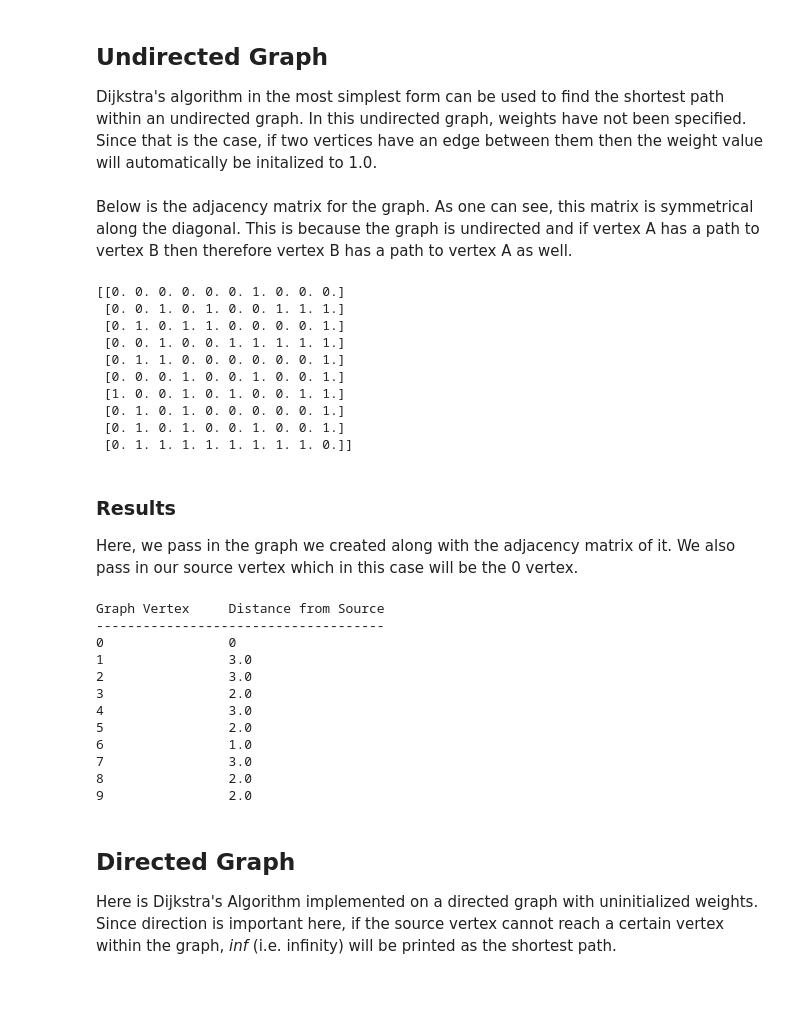
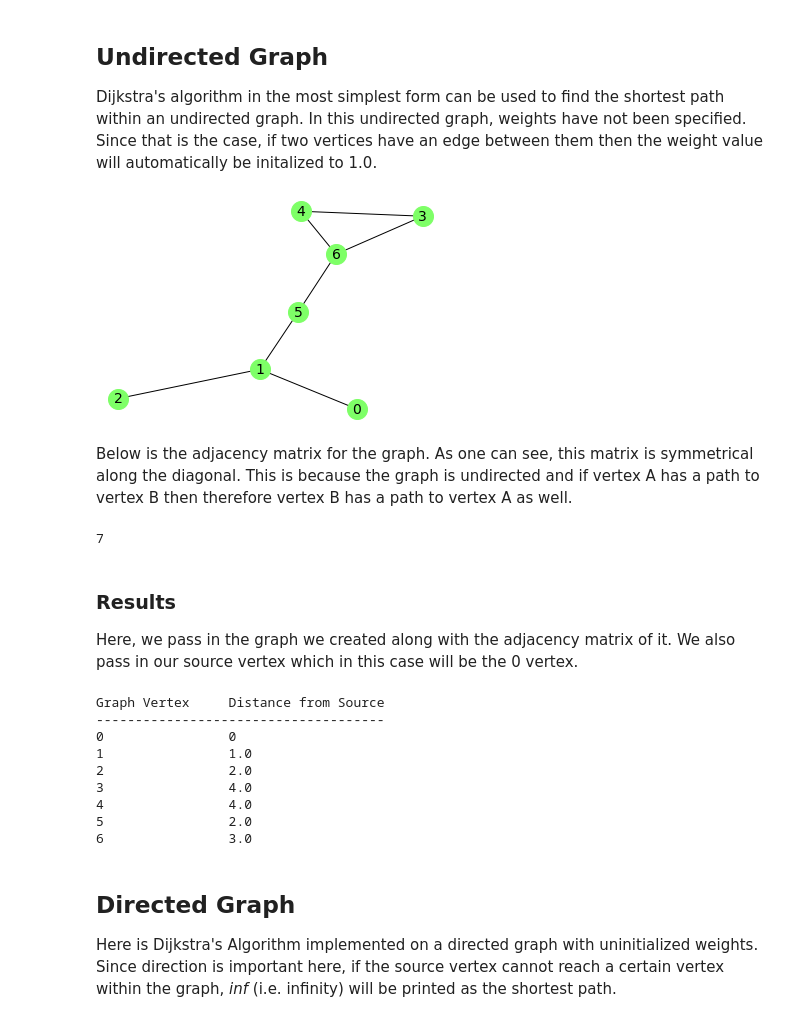
Before and after one commit to eytanohana/Graph-Algorithms, a Jupyter notebook: Dijkstras-Algo.ipynb, the cells around one changed output. Cells and saved outputs as stored; diff of their text form; code cells hidden in the pictures; blank space fills up the shorter version.

Commit message:
Revert "Dijkstra"

```diff
--- a/Dijkstras-Algo.ipynb
+++ b/Dijkstras-Algo.ipynb
@@ -150,41 +63,41 @@ def dijkstra_matrix(A, source):
 ## Undirected Graph
 
 Dijkstra's algorithm in the most simplest form can be used to find the shortest path within an undirected graph. In this undirected graph, weights have not been specified. Since that is the case, if two vertices have an edge between them then the weight value will automatically be initalized to 1.0.
+# %%
+G = nx.Graph()
+G.add_edge(0, 1)
+G.add_edge(1, 2)
+G.add_edge(3, 4)
+G.add_edge(1, 5)
+G.add_edge(3, 6)
+G.add_edge(4, 6)
+G.add_edge(5, 6)
+draw_graph(G)
+# %% [output]
+[figure, added]
 # %% [markdown]
 Below is the adjacency matrix for the graph. As one can see, this matrix is symmetrical along the diagonal. This is because the graph is undirected and if vertex A has a path to vertex B then therefore vertex B has a path to vertex A as well.
 # %%
 A = nx.to_numpy_array(G)
 print(A)
 # %% [output]
-[[0. 0. 0. 0. 0. 0. 1. 0. 0. 0.]
- [0. 0. 1. 0. 1. 0. 0. 1. 1. 1.]
- [0. 1. 0. 1. 1. 0. 0. 0. 0. 1.]
- [0. 0. 1. 0. 0. 1. 1. 1. 1. 1.]
- [0. 1. 1. 0. 0. 0. 0. 0. 0. 1.]
- [0. 0. 0. 1. 0. 0. 1. 0. 0. 1.]
- [1. 0. 0. 1. 0. 1. 0. 0. 1. 1.]
- [0. 1. 0. 1. 0. 0. 0. 0. 0. 1.]
- [0. 1. 0. 1. 0. 0. 1. 0. 0. 1.]
- [0. 1. 1. 1. 1. 1. 1. 1. 1. 0.]]
+7
 # %% [markdown]
 ### Results
 
 Here, we pass in the graph we created along with the adjacency matrix of it. We also pass in our source vertex which in this case will be the 0 vertex.
 # %%
-dijkstra_matrix(A, 0)
+dijkstra(A, 0)
 # %% [output]
 Graph Vertex     Distance from Source
 -------------------------------------
 0                0
-1                3.0
-2                3.0
-3                2.0
-4                3.0
+1                1.0
+2                2.0
+3                4.0
+4                4.0
 5                2.0
-6                1.0
-7                3.0
-8                2.0
-9                2.0
+6                3.0
 # %% [markdown]
 ## Directed Graph
 
```
Also changed, not shown: parts of 15 cells of this notebook.
